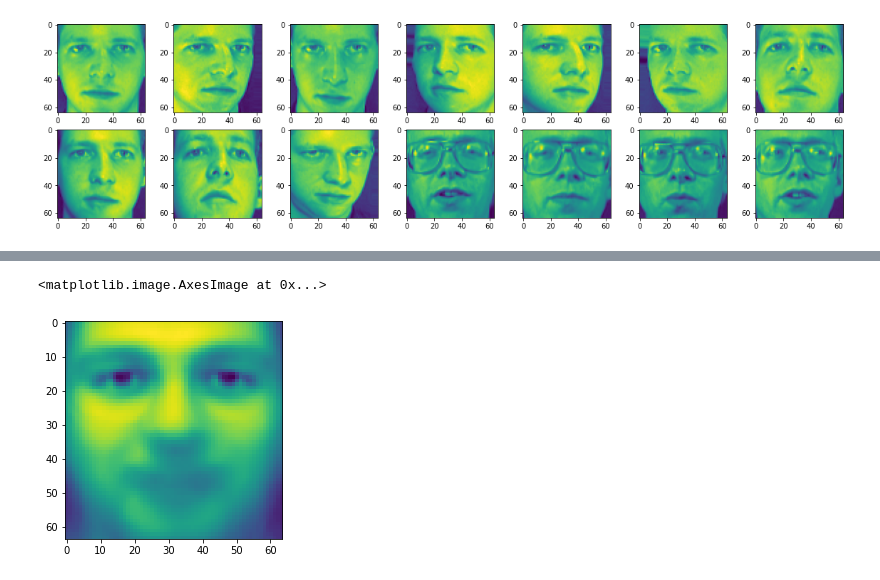
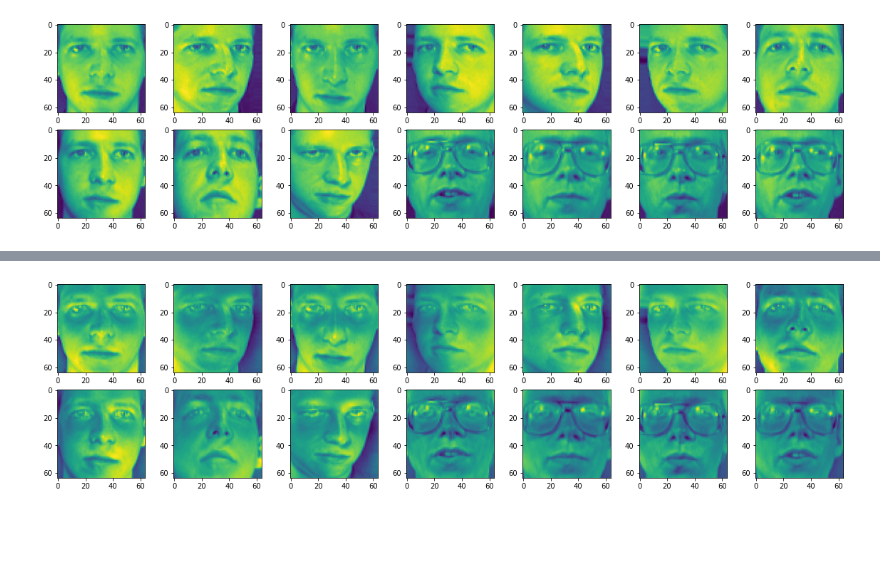
Before and after one commit to mhannani/data-mining-utils, a Jupyter notebook: Faciale recognition/Task_1.ipynb, the cells around one changed output, grey strips where cells are left out. Saved outputs shown, nothing was run; the diff lists cells and outputs as text; code cells hidden in the pictures; blank space fills up the shorter version.

Commit message:
Calculate psi and phi.

```diff
--- a/Faciale recognition/Task_1.ipynb
+++ b/Faciale recognition/Task_1.ipynb
@@ -45,5 +45,8 @@ from image_manipulation.mean_image import calculate_psi
+# %%
+phi = calculate_phi(faces_data)
 # %%
-plt.imshow(calculate_psi(faces_data).reshape(64, 64))
+phi = phi.reshape(400, 64, 64)
-# %% [output]
-<matplotlib.image.AxesImage at 0x...>
-[figure, removed]
+# %%
+show_some_images(phi)
+# %% [output]
+[figure, added]
```
Also changed, not shown: parts of 4 cells of this notebook, 6 other files.
